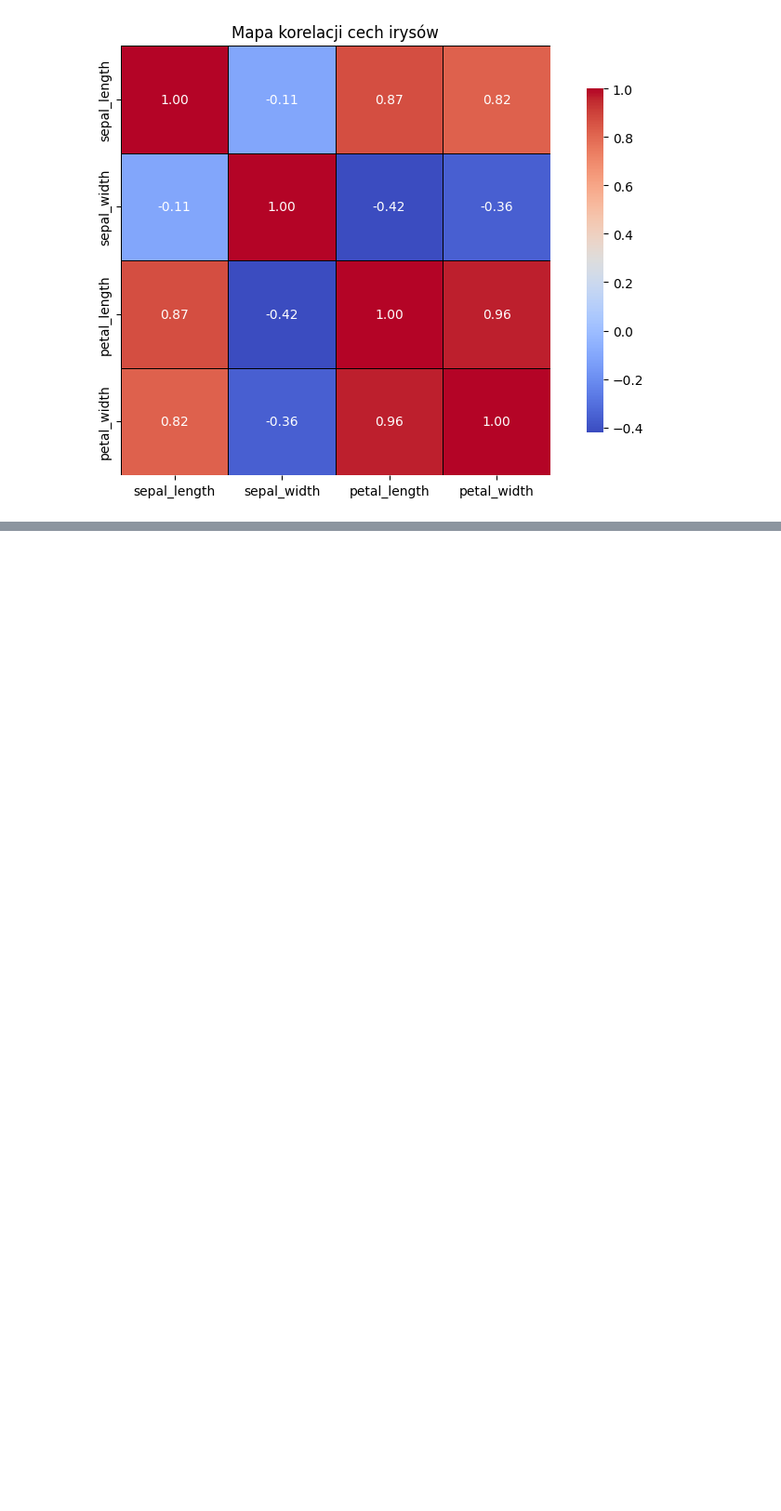
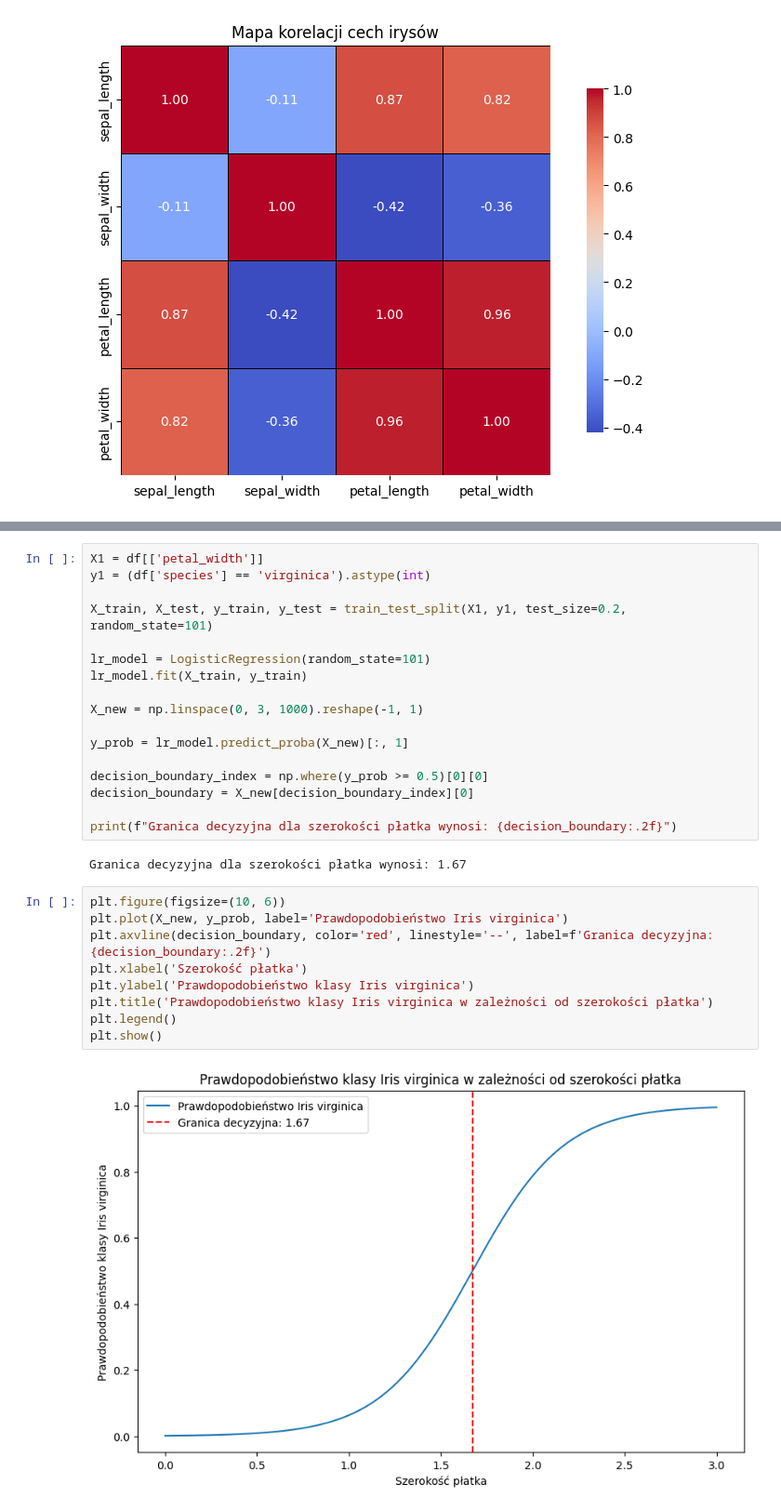
Before and after one commit to maddie84/Lab_Maszynowej_Analizy_Danych, a Jupyter notebook: Lab3/Jazwinska_Magda_LMAD_PSI_L3.ipynb, the cells around one changed output, grey strips where cells are left out. Shown at 93% size. Drawn from its saved outputs; the diff is of its cells as text; blank space fills up the shorter version.

```diff
--- a/Lab3/Jazwinska_Magda_LMAD_PSI_L3.ipynb
+++ b/Lab3/Jazwinska_Magda_LMAD_PSI_L3.ipynb
@@ -435,0 +448,30 @@ plt.show()
+# %%
+X1 = df[['petal_width']]
+y1 = (df['species'] == 'virginica').astype(int)
+
+X_train, X_test, y_train, y_test = train_test_split(X1, y1, test_size=0.2, random_state=101)
+
+lr_model = LogisticRegression(random_state=101)
+lr_model.fit(X_train, y_train)
+
+X_new = np.linspace(0, 3, 1000).reshape(-1, 1)
+
+y_prob = lr_model.predict_proba(X_new)[:, 1]
+
+decision_boundary_index = np.where(y_prob >= 0.5)[0][0]
+decision_boundary = X_new[decision_boundary_index][0]
+
+print(f"Granica decyzyjna dla szerokości płatka wynosi: {decision_boundary:.2f}")
+# %% [output]
+Granica decyzyjna dla szerokości płatka wynosi: 1.67
+# %%
+plt.figure(figsize=(10, 6))
+plt.plot(X_new, y_prob, label='Prawdopodobieństwo Iris virginica')
+plt.axvline(decision_boundary, color='red', linestyle='--', label=f'Granica decyzyjna: {decision_boundary:.2f}')
+plt.xlabel('Szerokość płatka')
+plt.ylabel('Prawdopodobieństwo klasy Iris virginica')
+plt.title('Prawdopodobieństwo klasy Iris virginica w zależności od szerokości płatka')
+plt.legend()
+plt.show()
+# %% [output]
+[figure, added]
```
Also changed, not shown: parts of 21 cells of this notebook, 4 other files.
